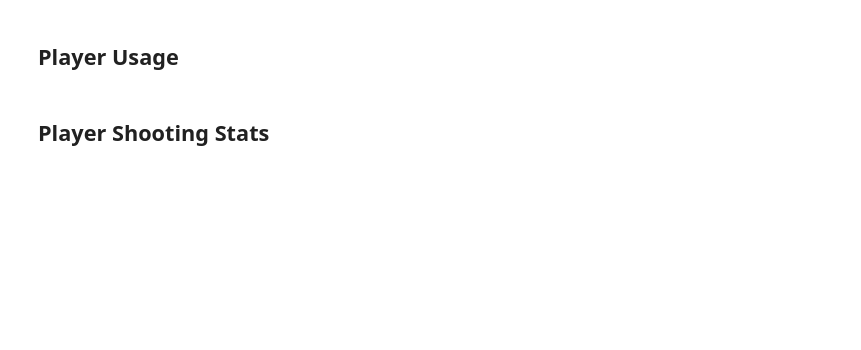
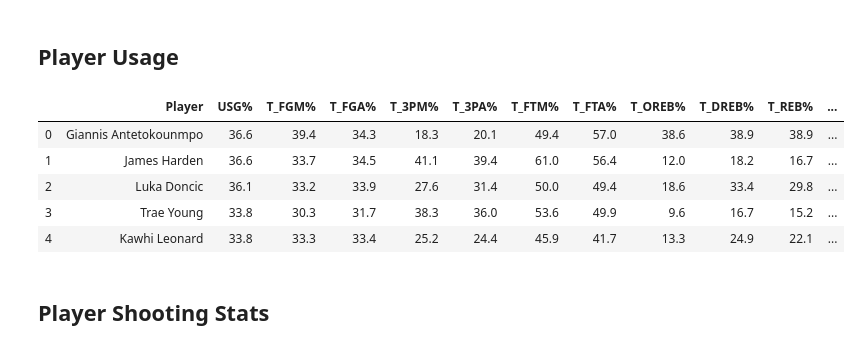
Before and after one commit to briannalytle/unsupervised_nba, a Jupyter notebook: 01_scrapers/03_stats-nba_scrape.ipynb, the cells around one changed output. Saved outputs shown, nothing was run; the diff lists cells and outputs as text; code cells hidden in the pictures; blank space fills up the shorter version.

```diff
--- a/01_scrapers/03_stats-nba_scrape.ipynb
+++ b/01_scrapers/03_stats-nba_scrape.ipynb
@@ -123,6 +138,15 @@ use_columns = ['Player', 'Age', 'W', 'L', 'MP', 'USG%',
               'T_STL%', 'T_BLK%', 'T_BLKA%', 'T_PF%', 'T_PFD%', 'T_PTS%']
 usage.columns = use_columns
 usage.drop(columns = ['Age', 'W', 'L', 'MP'], inplace = True)
+# %%
+usage.head()
+# %% [output]
+|  | Player | USG% | T_FGM% | T_FGA% | T_3PM% | T_3PA% | T_FTM% | T_FTA% | T_OREB% | T_DREB% | T_REB% | ... |
+| 0 | Giannis Antetokounmpo | 36.6 | 39.4 | 34.3 | 18.3 | 20.1 | 49.4 | 57.0 | 38.6 | 38.9 | 38.9 | ... |
+| 1 | James Harden | 36.6 | 33.7 | 34.5 | 41.1 | 39.4 | 61.0 | 56.4 | 12.0 | 18.2 | 16.7 | ... |
+| 2 | Luka Doncic | 36.1 | 33.2 | 33.9 | 27.6 | 31.4 | 50.0 | 49.4 | 18.6 | 33.4 | 29.8 | ... |
+| 3 | Trae Young | 33.8 | 30.3 | 31.7 | 38.3 | 36.0 | 53.6 | 49.9 | 9.6 | 16.7 | 15.2 | ... |
+| 4 | Kawhi Leonard | 33.8 | 33.3 | 33.4 | 25.2 | 24.4 | 45.9 | 41.7 | 13.3 | 24.9 | 22.1 | ... |
 # %% [markdown]
 ## Player Shooting Stats
 # %%
```
Also changed, not shown: parts of 10 cells of this notebook, 7 other files.
